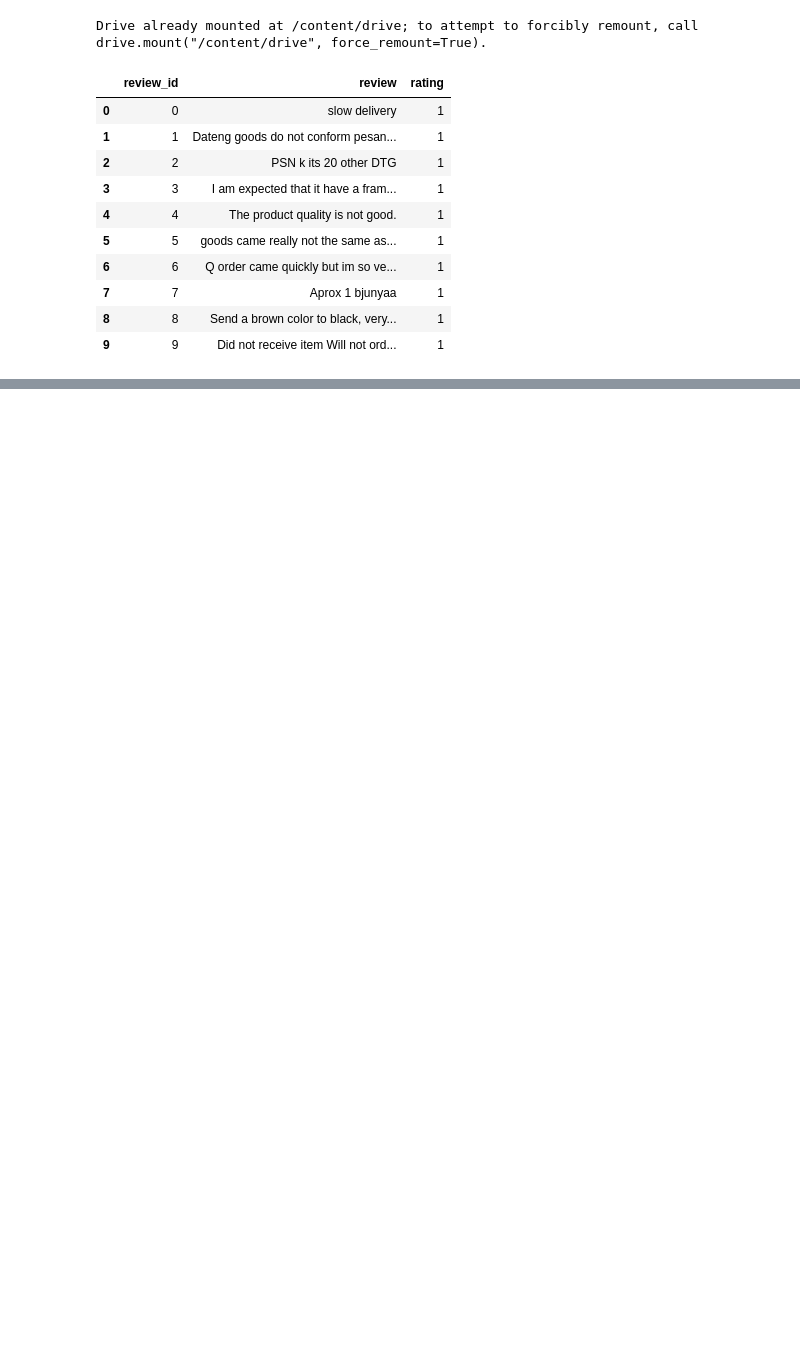
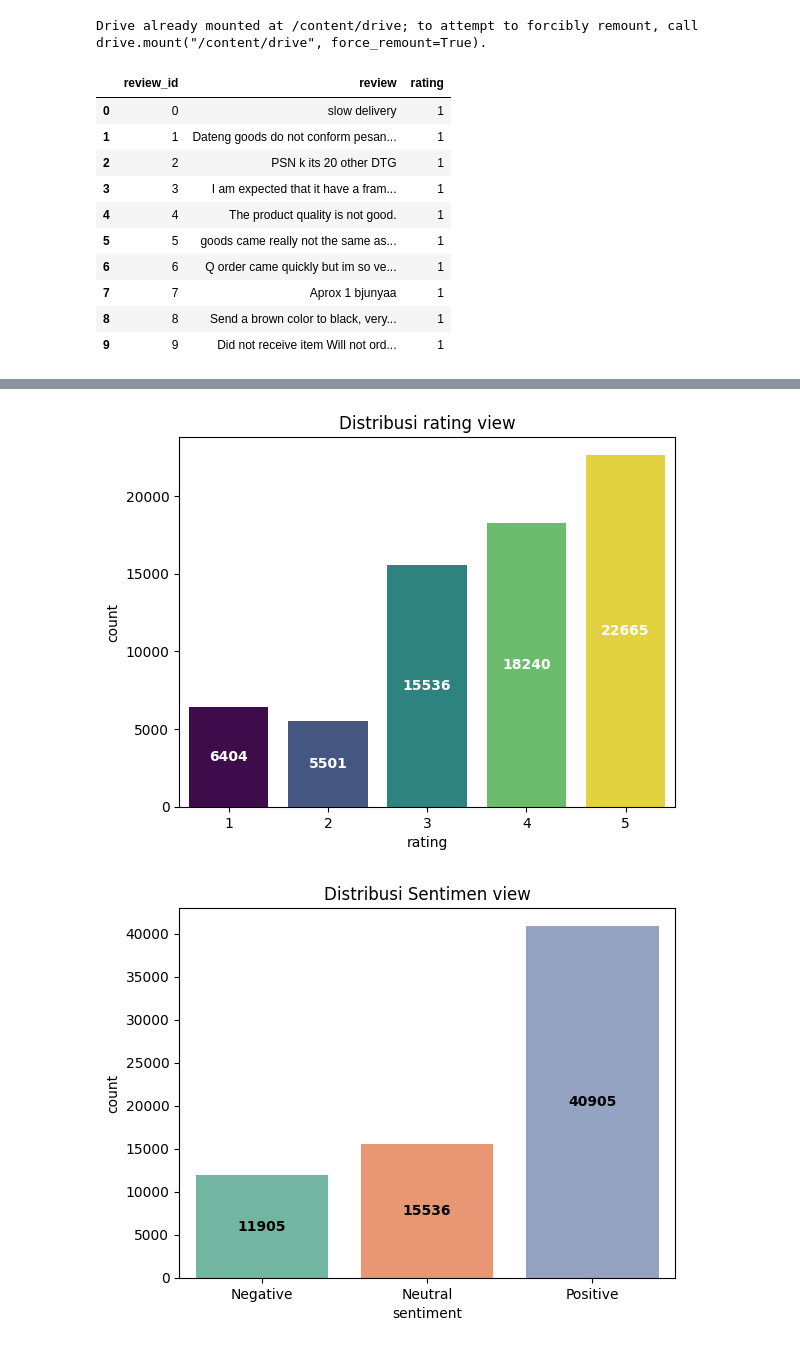
Before and after one commit to RizkyaSalsabila/Shopee-VS-Tokopedia-Review-Analysis, a Jupyter notebook: shopee_tokopedia_analysis.ipynb, the cells around one changed output, grey strips where cells are left out. Cells and saved outputs as stored; diff of their text form; code cells hidden in the pictures; blank space fills up the shorter version.

Commit message:
feat: visualize distribution of rating and sentiment using seaborn

```diff
--- a/shopee_tokopedia_analysis.ipynb
+++ b/shopee_tokopedia_analysis.ipynb
@@ -90,0 +84,36 @@ df[['review', 'clean_text']].head(10)
+# %%
+# Distribusi rating
+ax = sns.countplot(data=df, x='rating', hue='rating', palette='viridis', legend=False)
+plt.title('Distribusi rating view')
+# Menampilkan angka setiap batang
+for p in ax.patches:
+  height = p.get_height()
+  ax.text(
+      p.get_x() + p.get_width() / 2.,     # posisi horizontal (tengah)
+      height / 2,                         # posisi vertikal (tengah)
+      f'{int(height)}',                   # isi angka
+      ha='center', va='center',           # align
+      fontsize=10, color='white', fontweight='bold'
+  )
+
+plt.show()
+
+
+# Distribusi sentimen
+ax = sns.countplot(data=df, x='sentiment', hue='sentiment', palette='Set2', legend=False)
+plt.title('Distribusi Sentimen view')
+# Menampilkan angka setiap batang
+for p in ax.patches:
+  height = p.get_height()
+  ax.text(
+      p.get_x() + p.get_width() / 2.,
+      height / 2,
+      f'{int(height)}',
+      ha="center", va="center",
+      fontsize=10, color='black', fontweight='bold'
+  )
+
+plt.show()
+# %% [output]
+[figure, added]
+[figure, added]
```
Also changed, not shown: parts of 3 cells of this notebook.
